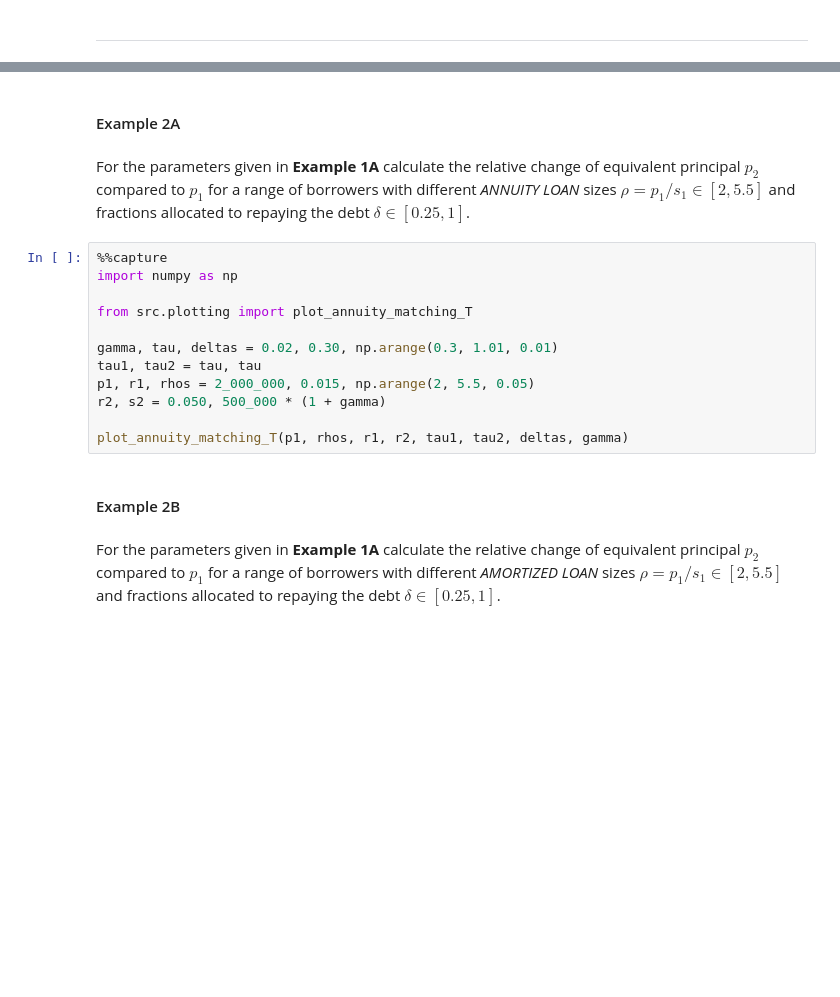
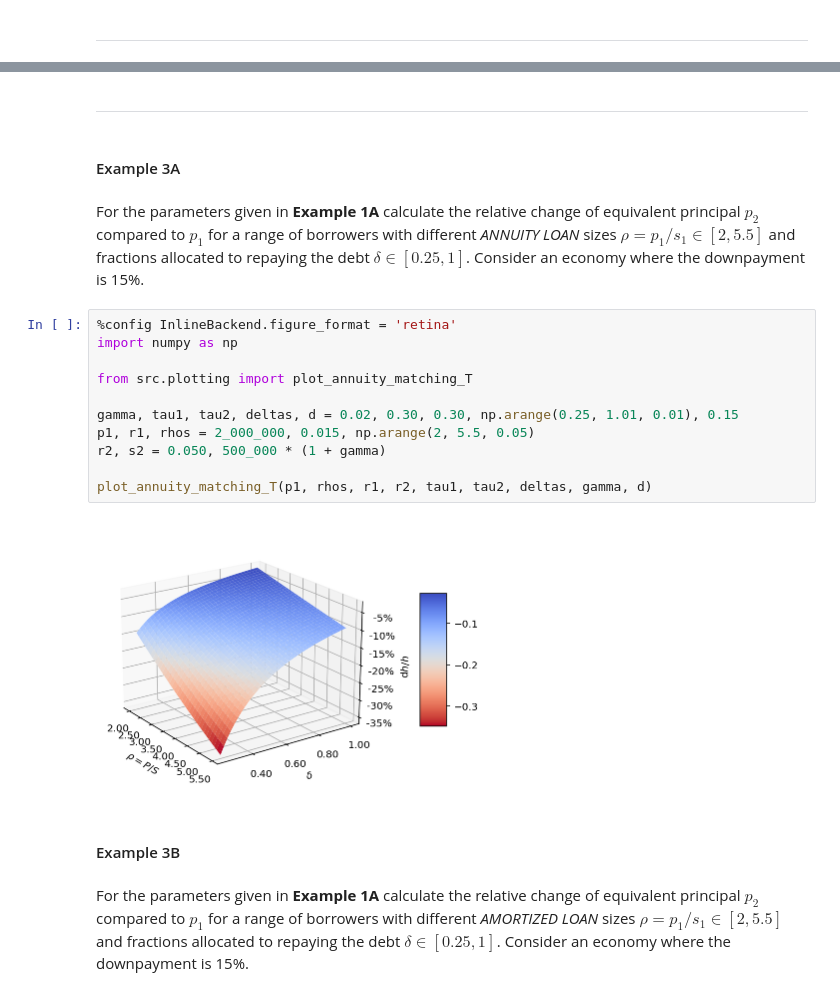
Before and after one commit to vezeli/amortized-loans, a Jupyter notebook: presentation_fair_price_model.ipynb, the cells around one changed output, grey strips where cells are left out. Saved outputs shown, nothing was run; the diff lists cells and outputs as text; blank space fills up the shorter version.

Commit message:
Add downpayment correction

```diff
--- a/presentation_fair_price_model.ipynb
+++ b/presentation_fair_price_model.ipynb
@@ -209,21 +260,24 @@ Equivalent principal: -11.38% SEK
+# %% [markdown]
+---
 # %% [markdown]
-#### Example 2A
+#### Example 3A
 # %% [markdown]
-For the parameters given in **Example 1A** calculate the relative change of equivalent principal $p_2$ compared to $p_1$ for a range of borrowers with different *ANNUITY LOAN* sizes $\rho = p_1/s_1 \in [2, 5.5]$ and fractions allocated to repaying the debt $\delta \in [0.25, 1]$.
+For the parameters given in **Example 1A** calculate the relative change of equivalent principal $p_2$ compared to $p_1$ for a range of borrowers with different *ANNUITY LOAN* sizes $\rho = p_1/s_1 \in [2, 5.5]$ and fractions allocated to repaying the debt $\delta \in [0.25, 1]$. Consider an economy where the downpayment is 15%.
 # %%
-%%capture
+%config InlineBackend.figure_format = 'retina'
 import numpy as np
 
 from src.plotting import plot_annuity_matching_T
 
-gamma, tau, deltas = 0.02, 0.30, np.arange(0.3, 1.01, 0.01)
-tau1, tau2 = tau, tau
+gamma, tau1, tau2, deltas, d = 0.02, 0.30, 0.30, np.arange(0.25, 1.01, 0.01), 0.15
 p1, r1, rhos = 2_000_000, 0.015, np.arange(2, 5.5, 0.05)
 r2, s2 = 0.050, 500_000 * (1 + gamma)
 
-plot_annuity_matching_T(p1, rhos, r1, r2, tau1, tau2, deltas, gamma)
+plot_annuity_matching_T(p1, rhos, r1, r2, tau1, tau2, deltas, gamma, d)
+# %% [output]
+[figure, added]
 # %% [markdown]
-#### Example 2B
+#### Example 3B
 # %% [markdown]
-For the parameters given in **Example 1A** calculate the relative change of equivalent principal $p_2$ compared to $p_1$ for a range of borrowers with different *AMORTIZED LOAN* sizes $\rho = p_1/s_1 \in [2, 5.5]$ and fractions allocated to repaying the debt $\delta \in [0.25, 1]$.
+For the parameters given in **Example 1A** calculate the relative change of equivalent principal $p_2$ compared to $p_1$ for a range of borrowers with different *AMORTIZED LOAN* sizes $\rho = p_1/s_1 \in [2, 5.5]$ and fractions allocated to repaying the debt $\delta \in [0.25, 1]$. Consider an economy where the downpayment is 15%.
 # %%
```
Also changed, not shown: parts of 11 cells of this notebook, 2 other files.
